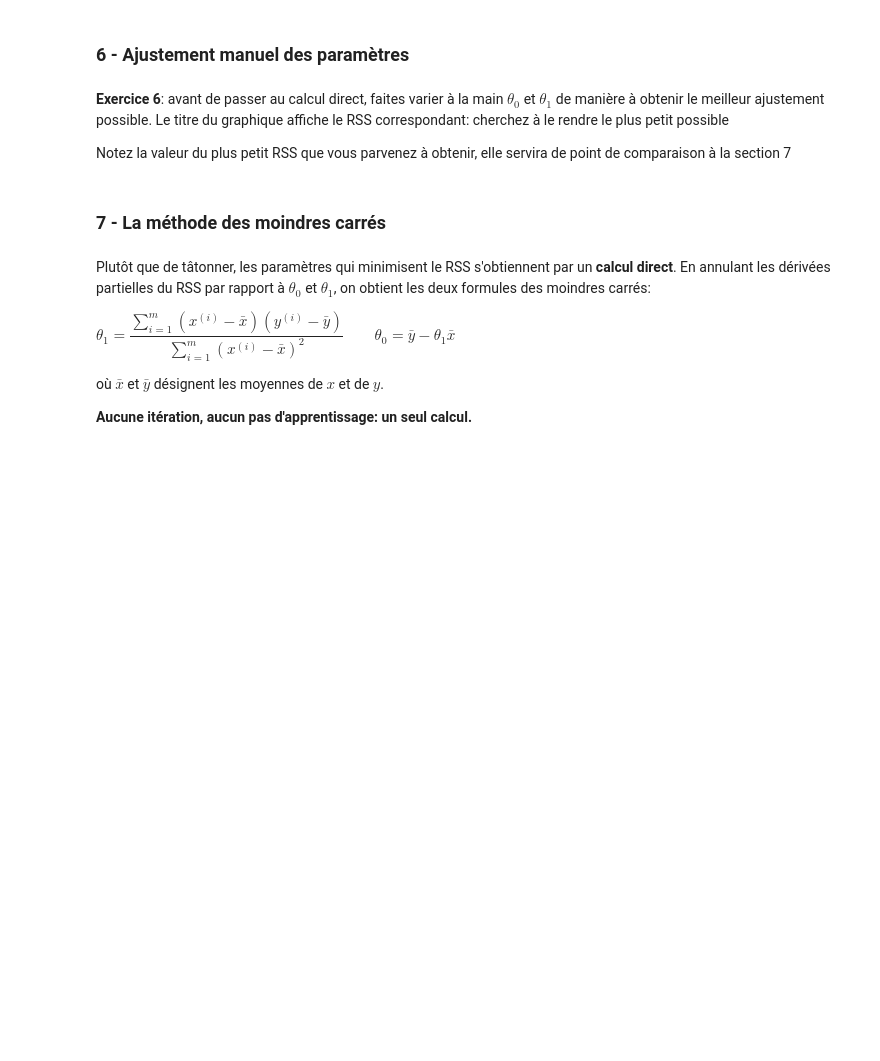
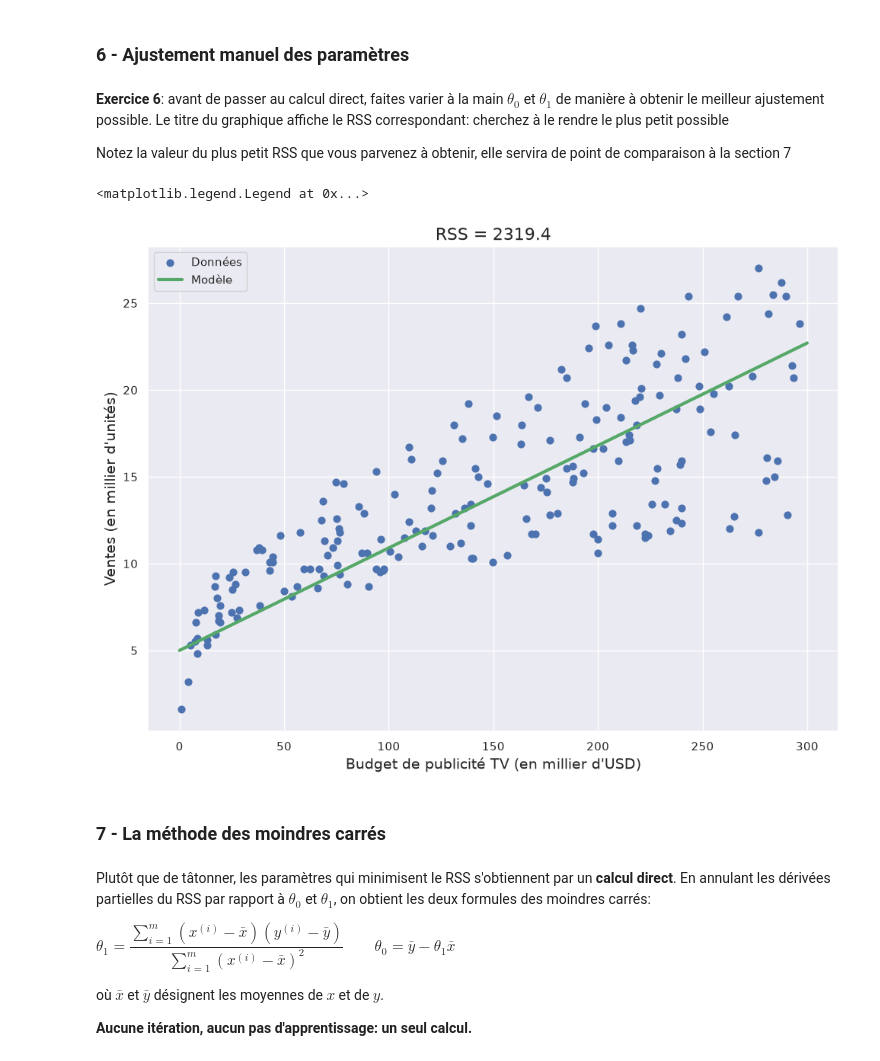
Before and after one commit to NateThibault/420-c74-sf-10017-automne-2026, a Jupyter notebook: nbs/02-regression-lineaire-simple/exercice.ipynb, the cells around one changed output. Saved outputs shown, nothing was run; the diff lists cells and outputs as text; code cells hidden in the pictures; blank space fills up the shorter version.

```diff
--- a/nbs/02-regression-lineaire-simple/exercice.ipynb
+++ b/nbs/02-regression-lineaire-simple/exercice.ipynb
@@ -170,19 +170,22 @@ assert np.isclose(rss(np.array([0.0, 1.0, 2.0]), np.array([1.0, 2.0, 7.0]), 1.0,
 Notez la valeur du plus petit RSS que vous parvenez à obtenir, elle servira de point de comparaison à la section 7
 # %%
 # Faire varier les deux valeurs ci-dessous ~ 2 lignes
-theta_0 = None
-theta_1 = None
+theta_0 = 5
+theta_1 = 0.059
 
 reg_x = np.linspace(0, 300, 10)
 reg_y = hypothesis(reg_x, theta_0, theta_1)
 
 fig, ax = plt.subplots()
 ax.scatter(x, y, s=40, label="Données")
 ax.plot(reg_x, reg_y, color="g", lw=3, label="Modèle")
 ax.set_xlabel("Budget de publicité TV (en millier d'USD)", fontsize=14)
 ax.set_ylabel("Ventes (en millier d'unités)", fontsize=14)
 ax.set_title(f"RSS = {rss(x, y, theta_0, theta_1):.1f}", fontsize=16)
 ax.legend(loc='upper left')
+# %% [output]
+<matplotlib.legend.Legend at 0x...>
+[figure, added]
 # %% [markdown]
 ### 7 - La méthode des moindres carrés
 # %% [markdown]
```
Also changed, not shown: parts of 10 cells of this notebook, 2 other files.
